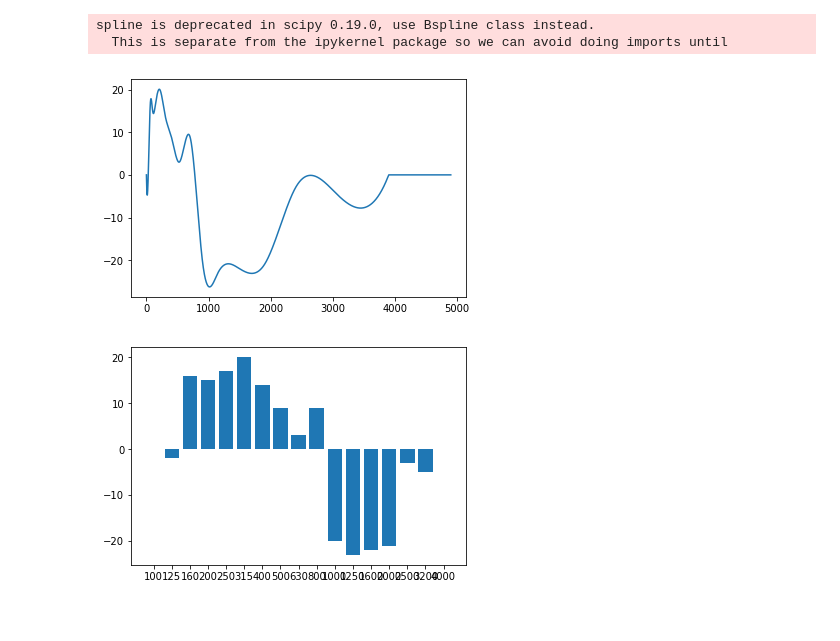
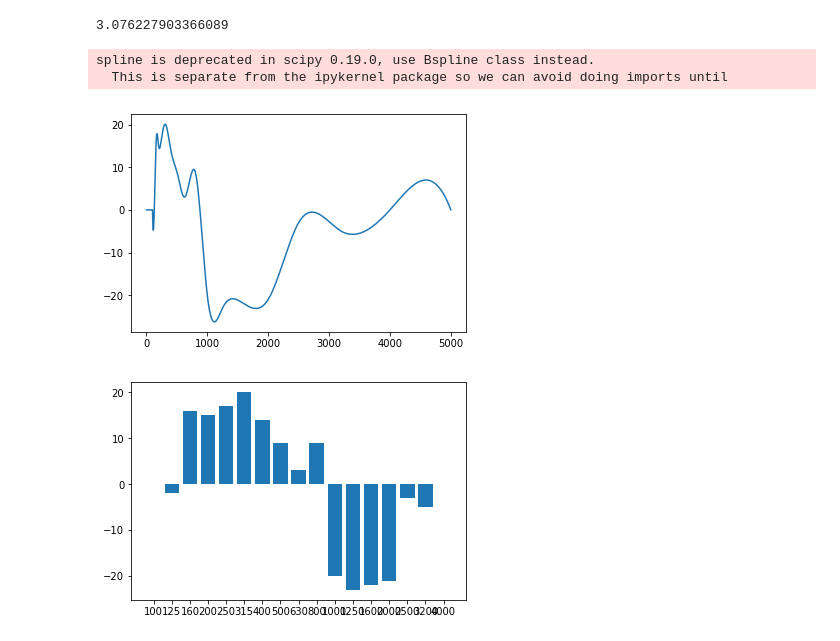
Before and after one commit to BeyondCloud/FUJI_Graphic_EQ, a Jupyter notebook: Bandpass_filter.ipynb, the cells around one changed output. Saved outputs shown, nothing was run; the diff lists cells and outputs as text; code cells hidden in the pictures.

Commit message:
done graphic EQ

```diff
--- a/Bandpass_filter.ipynb
+++ b/Bandpass_filter.ipynb
@@ -9,5 +12,5 @@ import numpy as np
 # %%
-f_tbl = [100,125,160,200,250,315,400,500,630,800,1000,1250,1600,2000,2500,3200,4000,5000]
+EQ_f_tbl = [100,125,160,200,250,315,400,500,630,800,1000,1250,1600,2000,2500,3200,4000,5000]
 a2i = [0,0,20,11,7,12,6,-2,-10,-18,-21,-20,-21,0,0,0,10,0]
 a2u = [0,-2,16,15,17,20,14,9,3,9,-20,-23,-22,-21,-3,-5,0,0]
 a2e = [0,0,0,0,0,8,16,10,-1,-13,-22,-10,5,0,0,0,0,0]
@@ -46,13 +71,17 @@ key: 8000 , value: 0
+# %%
+np.angle(X[2,2])
+# %% [output]
+3.076227903366089
 # %%
 import scipy
-test = range(100,5000)
-curve = scipy.interpolate.spline(f_tbl,a2u,test)
+test = range(0,5000)
+curve = scipy.interpolate.spline(EQ_f_tbl,a2u,test)
 plt.plot(curve)
 plt.show()
 # %% [output]
 spline is deprecated in scipy 0.19.0, use Bspline class instead.
   This is separate from the ipykernel package so we can avoid doing imports until
-[figure, old version]
+[figure, new version]
 # %%
 import numpy as np
 import matplotlib.pyplot as plt
```
Also changed, not shown: parts of 9 cells of this notebook.
